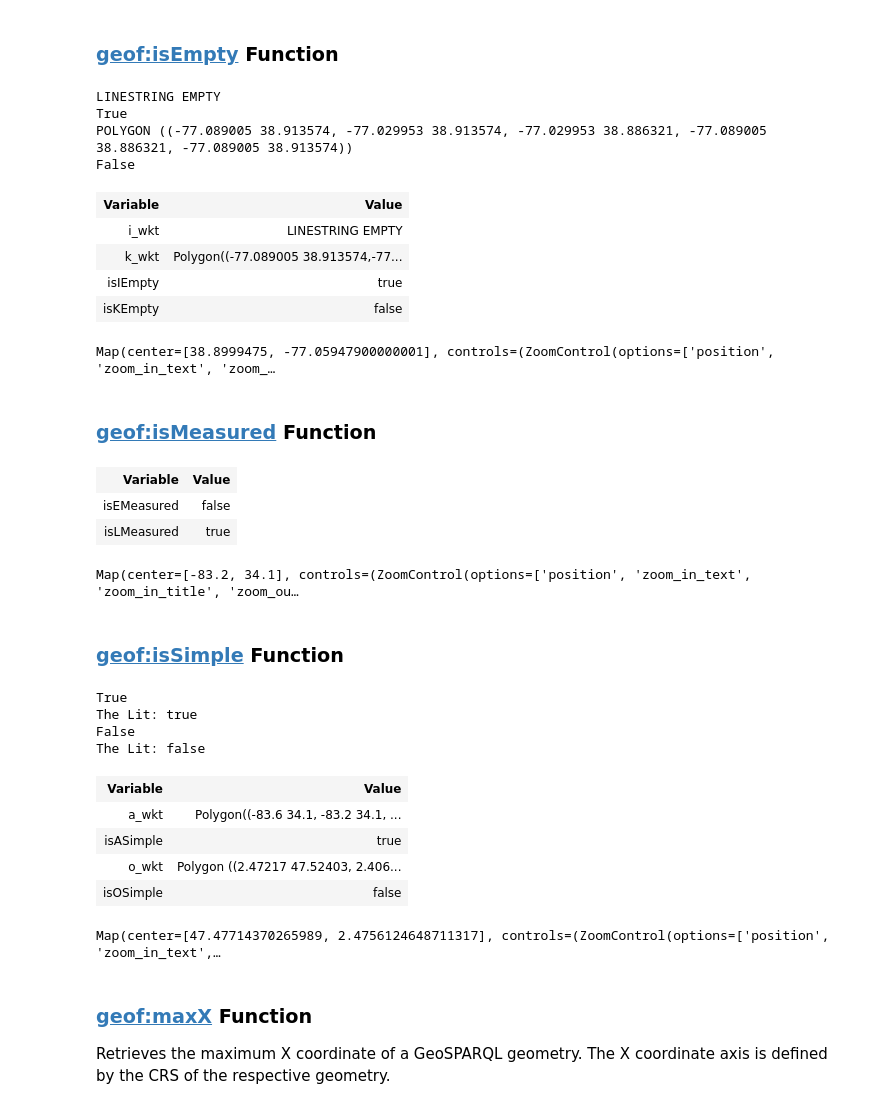
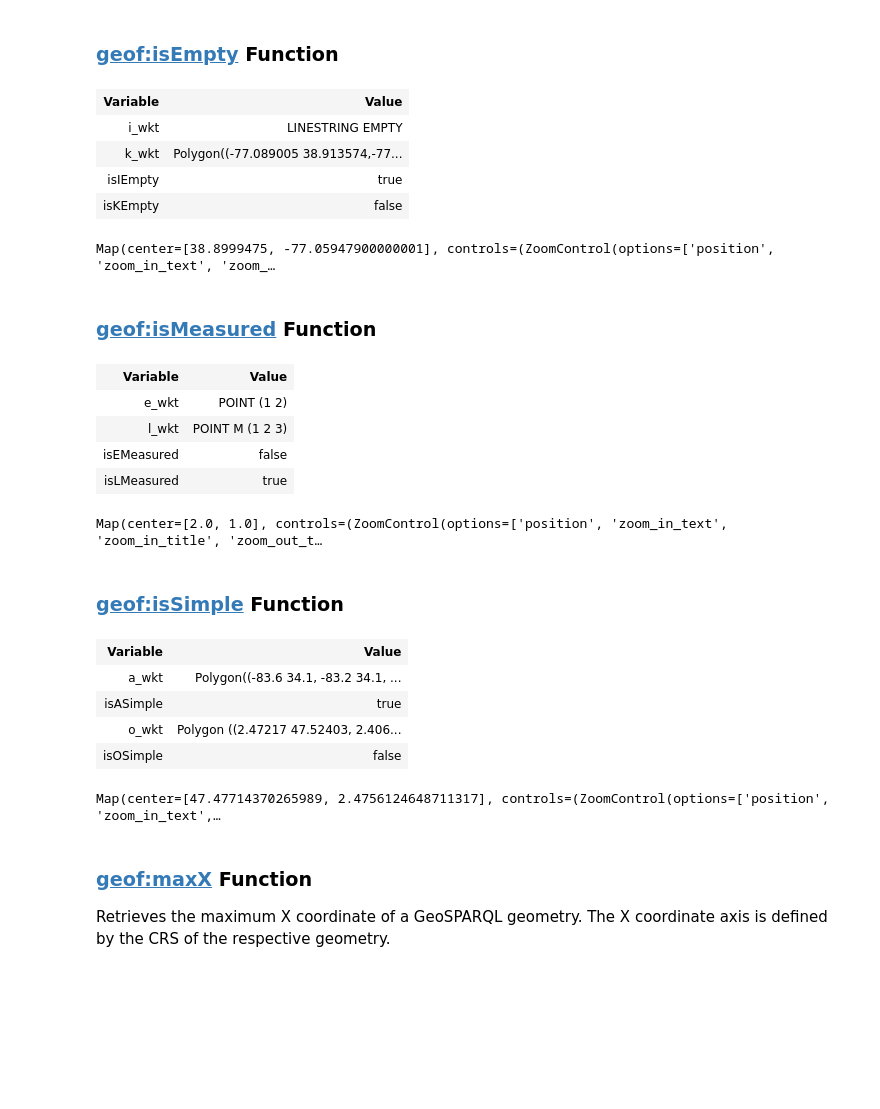
Before and after one commit to situx/rdflib-geosparql, a Jupyter notebook: GeoSPARQL11.ipynb, the cells around one changed output. Drawn from its saved outputs; the diff is of its cells as text; code cells hidden in the pictures; blank space fills up the shorter version.

```diff
--- a/GeoSPARQL11.ipynb
+++ b/GeoSPARQL11.ipynb
@@ -19,7 +19,7 @@ from geosparql.geosparql import LiteralUtils
 from geosparql.geosparql_aggregates import processLiteralTypeToGeom
 from IPython.display import display, HTML
 import ipywidgets as W
-from ipyleaflet import Map, WKTLayer, FullScreenControl, Popup#, Tooltip
+from ipyleaflet import Map, WKTLayer, FullScreenControl, LayersControl, Popup#, Tooltip
 
 mapcenter=(34.1,-83.2)
 zoomlevel=10
@@ -49,13 +49,13 @@ def getMapFromWKTResult(qres,rows=[],lmap=None):
         resultlist=[{str(k): v for k, v in i.items()} for i in qres.bindings]
     for row in rows:
         if row in resultlist[0]:
-            popup="<ul>"
+            popup="<h3>"+str(row)+"</h3><ul>"
             for rowres in resultlist:
                 for item in rowres:
                     if isinstance(rowres[item],Literal) and rowres[item].datatype!=None:
                         popup+="<li><b>"+str(item)+":</b> <a href=\""+str(rowres[item].datatype)+"\">"+str(rowres[item]).strip()+"</a></li>"
                     elif isinstance(rowres[item],URIRef):
-                        poup+="<li><b>"+str(item)+":</b> <a href=\""+str(rowres[item])+"\">"+str(rowres[item]).strip()+"</a></li>"
+                        popup+="<li><b>"+str(item)+":</b> <a href=\""+str(rowres[item])+"\">"+str(rowres[item]).strip()+"</a></li>"
                     else:
                         popup+="<li><b>"+str(item)+":</b> "+str(rowres[item]).strip()+"</li>"
             popup+="</ul>"
@@ -63,24 +63,25 @@ def getMapFromWKTResult(qres,rows=[],lmap=None):
             if toprocess.startswith("<http"):
                 toprocess=toprocess[toprocess.find(">")+1:]
             geom = wkt.loads(toprocess)
-            if not geom.centroid.is_empty:
+            if not shapely.is_empty(geom):
                 lastcentroid=geom.centroid
-            nlayer=WKTLayer(wkt_string=geom.wkt,hover_style={"fillColor": "red"})
-            msg=W.HTML()
-            msg.value=popup
-            nlpopup=Popup(
-                location=[lastcentroid.y,lastcentroid.x],
-                child=msg,
-                close_button=True,
-                auto_close=False,
-                close_on_escape_key=False
-            )
-            layers.append(nlayer)
-            layers.append(nlpopup)
-            nlpopup.close_popup()
+                nlayer=WKTLayer(name=str(row),wkt_string=geom.wkt,hover_style={"fillColor": "red"})
+                msg=W.HTML()
+                msg.value=popup
+                nlpopup=Popup(
+                    location=[lastcentroid.y,lastcentroid.x],
+                    child=msg,
+                    close_button=True,
+                    auto_close=False,
+                    close_on_escape_key=False
+                )
+                nlayer.popup=msg
+                layers.append(nlayer)
     if lmap==None:
         lmap=Map(center=(lastcentroid.y,lastcentroid.x), zoom=zoomlevel)
         control = FullScreenControl()
+        lmap.add(control)
+        control = LayersControl(position='topright')
         lmap.add(control)
     for lay in layers:
         lmap.add(lay)
@@ -400,37 +387,35 @@ SELECT ?i_wkt ?k_wkt (xsd:boolean(?isIEmptyr) as ?isIEmpty) (xsd:boolean(?isKEmp
 }
 """),["i_wkt","k_wkt"],None)
 # %% [output]
+| Variable | Value |
+| i_wkt | LINESTRING EMPTY |
+| k_wkt | Polygon((-77.089005 38.913574,-77... |
+| isIEmpty | true |
+| isKEmpty | false |
-LINESTRING EMPTY
-True
-POLYGON ((-77.089005 38.913574, -77.029953 38.913574, -77.029953 38.886321, -77.089005 38.886321, -77.089005 38.913574))
-False
+Map(center=[38.8999475, -77.05947900000001], controls=(ZoomControl(options=['position', 'zoom_in_text', 'zoom_…
-| Variable | Value |
-| i_wkt | LINESTRING EMPTY |
-| k_wkt | Polygon((-77.089005 38.913574,-77... |
-| isIEmpty | true |
-| isKEmpty | false |
-Map(center=[38.8999475, -77.05947900000001], controls=(ZoomControl(options=['position', 'zoom_in_text', 'zoom_…
 # %% [markdown]
 ### [geof:isMeasured](http://www.opengis.net/def/function/geosparql/isMeasured) Function
 # %%
 processQueryResults(g.query(
 """
 PREFIX my: <http://example.org/ApplicationSchema#>
 PREFIX geo: <"""+str(GEO)+""">
 PREFIX geof: <"""+str(GEOF)+""">
 PREFIX xsd: <http://www.w3.org/2001/XMLSchema#>
-SELECT ?isEMeasured ?isLMeasured {
+SELECT ?e_wkt ?l_wkt ?isEMeasured ?isLMeasured {
     BIND("POINT (1 2)"^^geo:wktLiteral AS ?e_wkt)
     BIND("POINT M (1 2 3)"^^geo:wktLiteral AS ?l_wkt)
     BIND(geof:isMeasured(?e_wkt) AS ?isEMeasured)
     BIND(geof:isMeasured(?l_wkt) AS ?isLMeasured)
 }
 """),["e_wkt","l_wkt"],None)
 # %% [output]
 | Variable | Value |
+| e_wkt | POINT (1 2) |
+| l_wkt | POINT M (1 2 3) |
 | isEMeasured | false |
 | isLMeasured | true |
-Map(center=[-83.2, 34.1], controls=(ZoomControl(options=['position', 'zoom_in_text', 'zoom_in_title', 'zoom_ou…
+Map(center=[2.0, 1.0], controls=(ZoomControl(options=['position', 'zoom_in_text', 'zoom_in_title', 'zoom_out_t…
 # %% [markdown]
 ### [geof:isSimple](http://www.opengis.net/def/function/geosparql/isSimple) Function
 # %%
@@ -448,16 +433,12 @@ BIND(geof:isSimple(?o_wkt) AS ?isOSimple)
 }
 """),["a_wkt","o_wkt"],None)
 # %% [output]
+| Variable | Value |
+| a_wkt | Polygon((-83.6 34.1, -83.2 34.1, ... |
+| isASimple | true |
+| o_wkt | Polygon ((2.47217 47.52403, 2.406... |
+| isOSimple | false |
-True
-The Lit: true
-False
-The Lit: false
+Map(center=[47.47714370265989, 2.4756124648711317], controls=(ZoomControl(options=['position', 'zoom_in_text',…
-| Variable | Value |
-| a_wkt | Polygon((-83.6 34.1, -83.2 34.1, ... |
-| isASimple | true |
-| o_wkt | Polygon ((2.47217 47.52403, 2.406... |
-| isOSimple | false |
-Map(center=[47.47714370265989, 2.4756124648711317], controls=(ZoomControl(options=['position', 'zoom_in_text',…
 # %% [markdown]
 ### [geof:maxX](http://www.opengis.net/def/function/geosparql/maxX) Function
 
```
Also changed, not shown: parts of 10 cells of this notebook, 4 other files.
